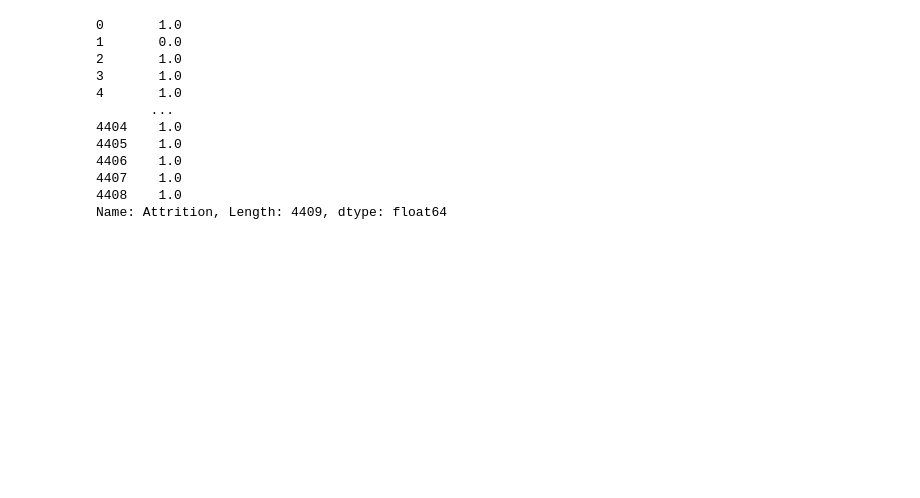
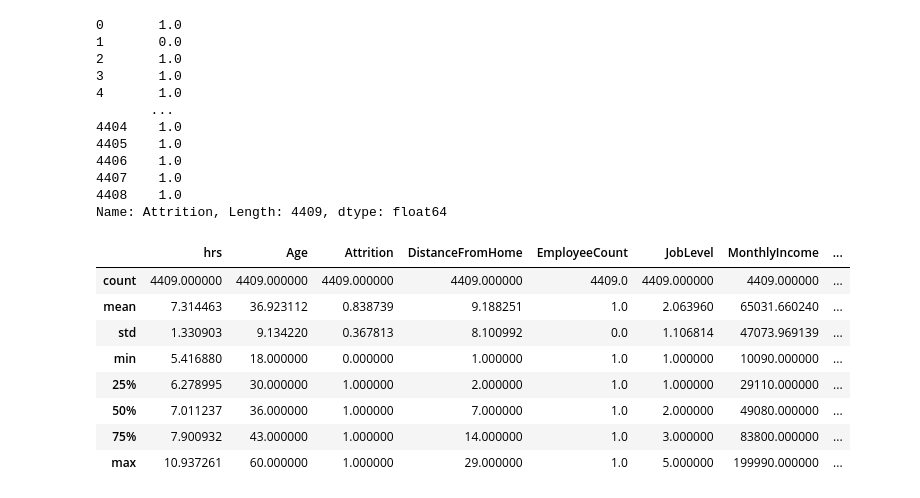
Before and after one commit to SwenA/AI-Project, a Jupyter notebook: project.ipynb, the cells around one changed output. Saved outputs shown, nothing was run; the diff lists cells and outputs as text; code cells hidden in the pictures; blank space fills up the shorter version.

```diff
--- a/project.ipynb
+++ b/project.ipynb
@@ -260,0 +269,12 @@ Name: Attrition, Length: 4409, dtype: float64
+# %%
+all_data.describe()
+# %% [output]
+|  | hrs | Age | Attrition | DistanceFromHome | EmployeeCount | JobLevel | MonthlyIncome | ... |
+| count | 4409.000000 | 4409.000000 | 4409.000000 | 4409.000000 | 4409.0 | 4409.000000 | 4409.000000 | ... |
+| mean | 7.314463 | 36.923112 | 0.838739 | 9.188251 | 1.0 | 2.063960 | 65031.660240 | ... |
+| std | 1.330903 | 9.134220 | 0.367813 | 8.100992 | 0.0 | 1.106814 | 47073.969139 | ... |
+| min | 5.416880 | 18.000000 | 0.000000 | 1.000000 | 1.0 | 1.000000 | 10090.000000 | ... |
+| 25% | 6.278995 | 30.000000 | 1.000000 | 2.000000 | 1.0 | 1.000000 | 29110.000000 | ... |
+| 50% | 7.011237 | 36.000000 | 1.000000 | 7.000000 | 1.0 | 2.000000 | 49080.000000 | ... |
+| 75% | 7.900932 | 43.000000 | 1.000000 | 14.000000 | 1.0 | 3.000000 | 83800.000000 | ... |
+| max | 10.937261 | 60.000000 | 1.000000 | 29.000000 | 1.0 | 5.000000 | 199990.000000 | ... |
```
Also changed, not shown: parts of 16 cells of this notebook, 2 other files.
